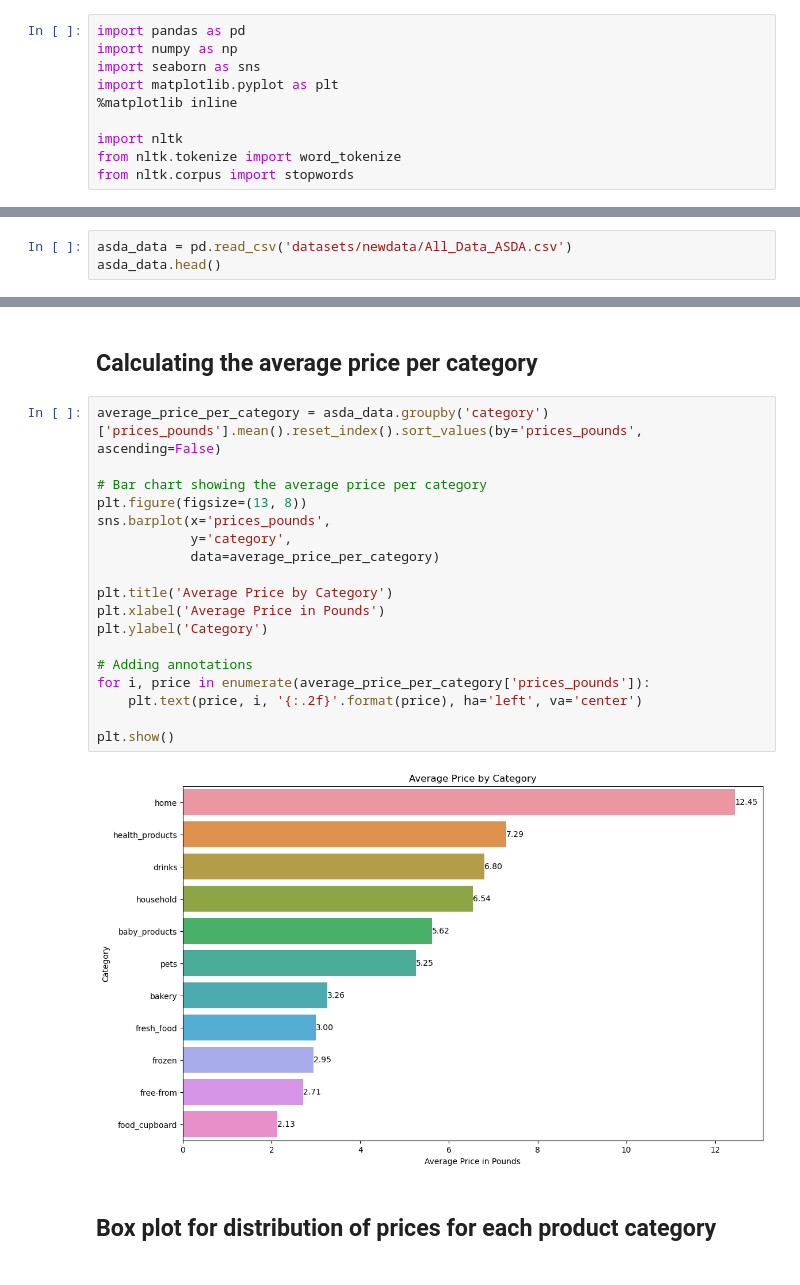
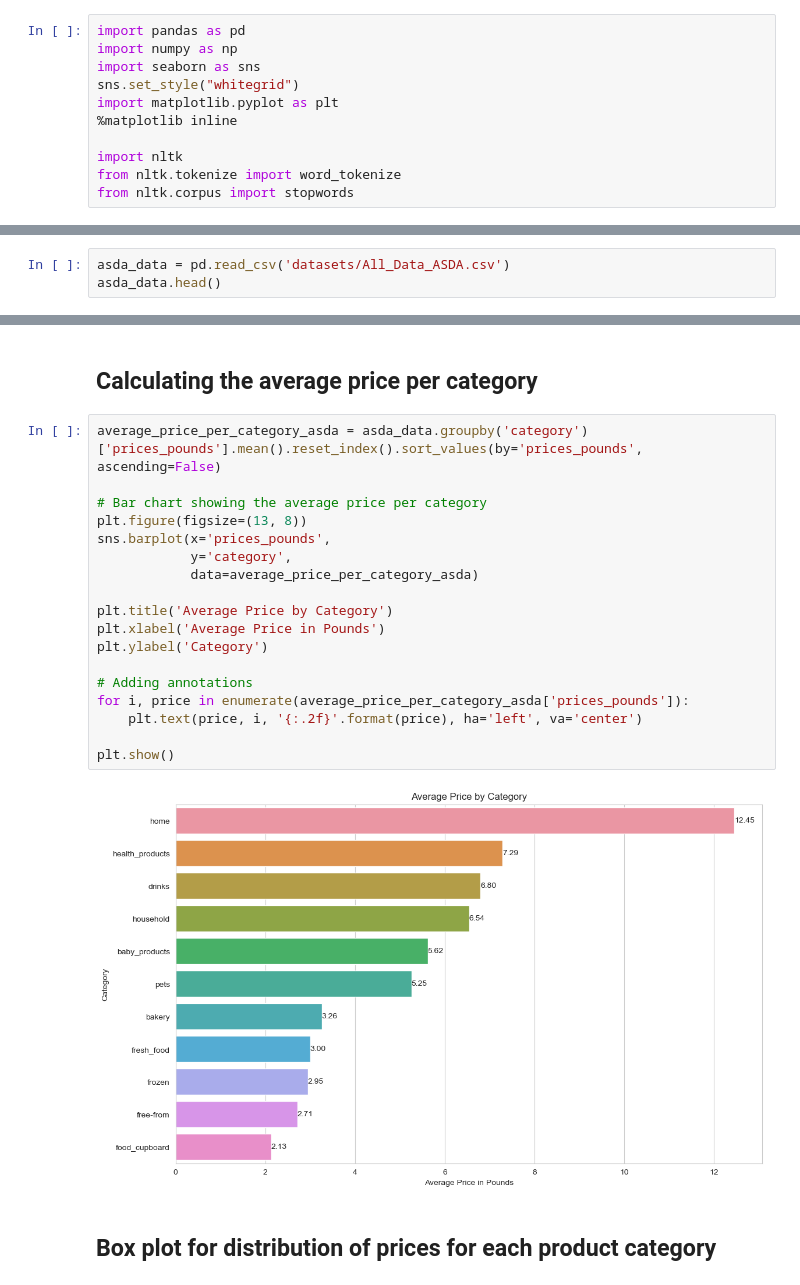
Before and after one commit to purvij07/Revenue-Prediction-Customer-Analytics-for-Supermarket-Data, a Jupyter notebook: code/ASDA_dataset.ipynb, the cells around one changed output, grey strips where cells are left out. Saved outputs shown, nothing was run; the diff lists cells and outputs as text.

```diff
--- a/code/ASDA_dataset.ipynb
+++ b/code/ASDA_dataset.ipynb
@@ -4,6 +4,7 @@
 import pandas as pd
 import numpy as np
 import seaborn as sns
+sns.set_style("whitegrid")
 import matplotlib.pyplot as plt
 %matplotlib inline
 
@@ -13,7 +14,7 @@ from nltk.corpus import stopwords
 # %% [markdown]
 # Loading the "ASDA" supermarket data
 # %%
-asda_data = pd.read_csv('datasets/newdata/All_Data_ASDA.csv')
+asda_data = pd.read_csv('datasets/All_Data_ASDA.csv')
 asda_data.head()
 # %% [output]
 |  | supermarket | prices_(£) | prices_unit_(£) | unit | names | date | category | own_brand |
@@ -256,25 +257,25 @@ plt.show()
 # %% [markdown]
 ## Calculating the average price per category
 # %%
-average_price_per_category = asda_data.groupby('category')['prices_pounds'].mean().reset_index().sort_values(by='prices_pounds', ascending=False)
+average_price_per_category_asda = asda_data.groupby('category')['prices_pounds'].mean().reset_index().sort_values(by='prices_pounds', ascending=False)
 
 # Bar chart showing the average price per category
 plt.figure(figsize=(13, 8))
 sns.barplot(x='prices_pounds',
             y='category',
-            data=average_price_per_category)
+            data=average_price_per_category_asda)
 
 plt.title('Average Price by Category')
 plt.xlabel('Average Price in Pounds')
 plt.ylabel('Category')
 
 # Adding annotations
-for i, price in enumerate(average_price_per_category['prices_pounds']):
+for i, price in enumerate(average_price_per_category_asda['prices_pounds']):
     plt.text(price, i, '{:.2f}'.format(price), ha='left', va='center')
 
 plt.show()
 # %% [output]
-[figure, old version]
+[figure, new version]
 # %% [markdown]
 ## Box plot for distribution of prices for each product category
 # %%
```
Also changed, not shown: parts of 8 cells of this notebook, 3 other files.
